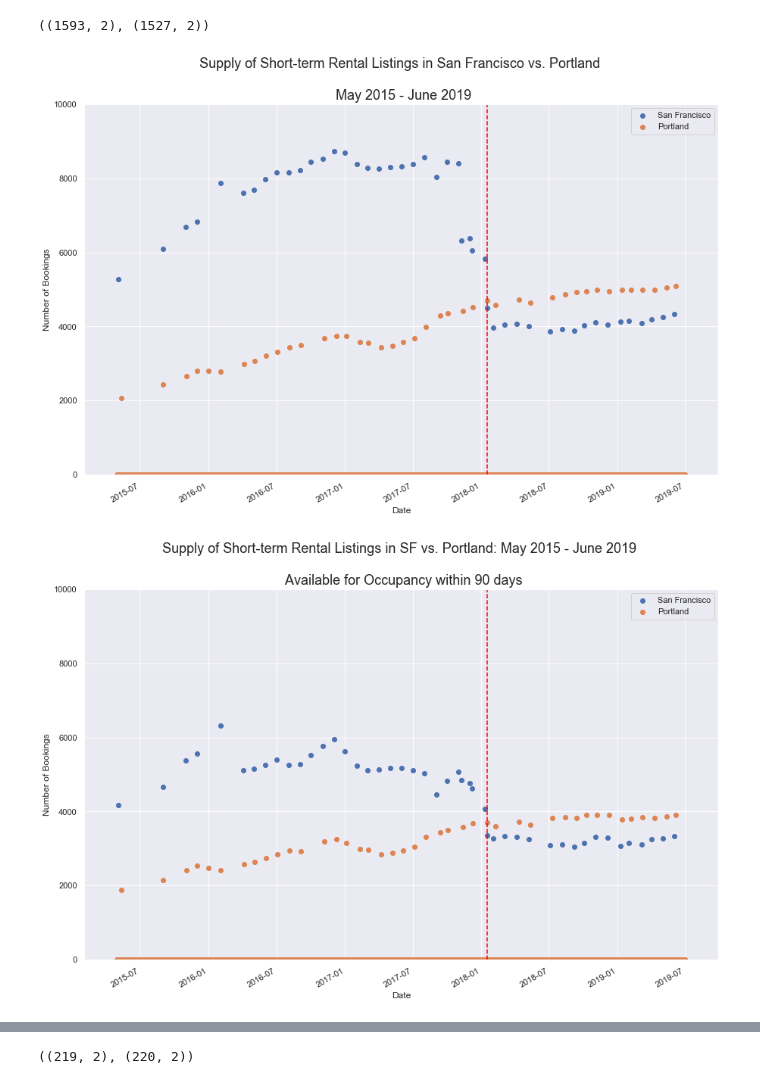
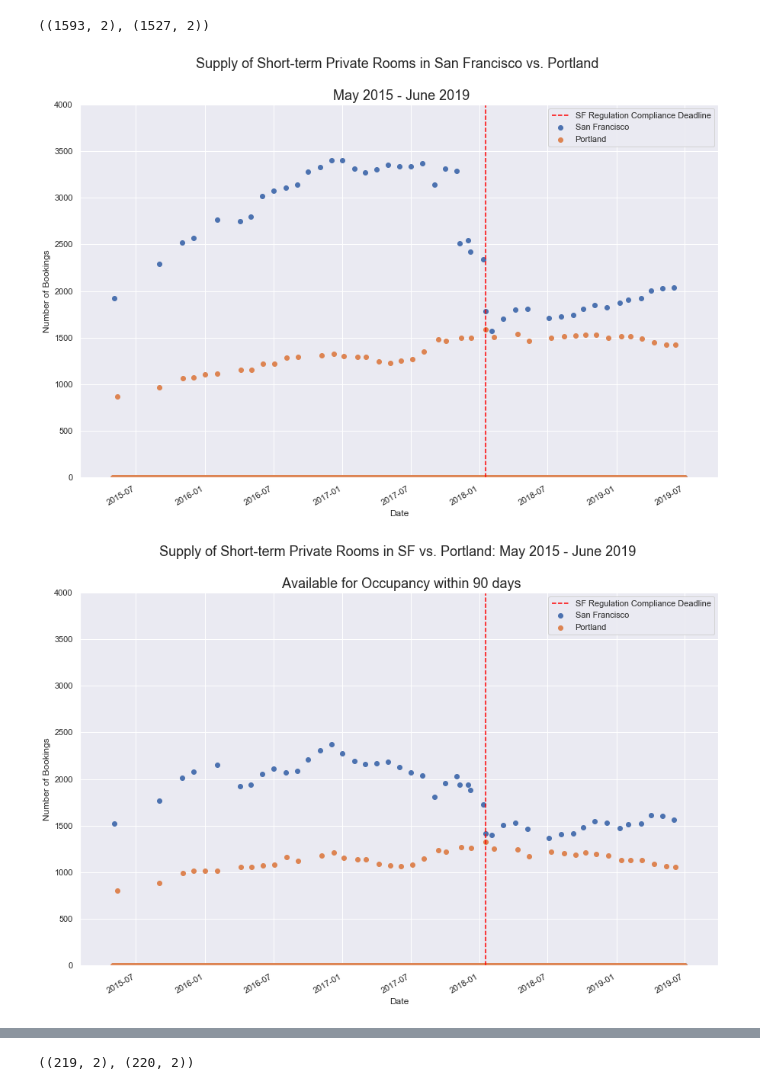
Before and after one commit to karensheng/Airbnb_Regulation, a Jupyter notebook: notebooks/Construct Time Series .ipynb, the cells around one changed output, grey strips where cells are left out. Cells and saved outputs as stored; diff of their text form; code cells hidden in the pictures.

```diff
--- a/notebooks/Construct Time Series .ipynb
+++ b/notebooks/Construct Time Series .ipynb
@@ -35,6 +37,10 @@ sns.set()
 def supply_func(city):
 
     listings_0 =  pickle.load( open( f"../data/all_{city}_listings.p", "rb" ) )
+
+#     Filtered to private rooms.
+
+    listings_0 = listings_0[listings_0['room_type'] == 'Private room']
 
     # Flag listings of which the min. nights is less than 30 days. Rentals of 30 days and above are not subject to the new regulations.
 
@@ -53,9 +59,14 @@ def supply_func(city):
 
     listings_short = listings_t[listings_t['short_term'] == 1]
 
+#     get unique listing IDs of short-term private rooms
+
+    ls_id = list(listings_short['id'].unique())
+
     m_ls = listings_short.resample('D').size().reset_index(name = f"{city}_counts")
 
     listings_short_avail = listings_short[listings_short['availability_90'] > 0]
+
 
     pd.reset_option('mode.chained_assignment')
     with pd.option_context('mode.chained_assignment', None):
@@ -64,11 +75,11 @@ def supply_func(city):
 
     m_ls_avail = listings_short_avail.resample('D').size().reset_index(name= f"{city}_counts")
 
-    return m_ls, m_ls_avail, listings_short_avail
+    return m_ls, m_ls_avail, listings_short_avail, ls_id
 # %%
-monthly_supply_portland, monthly_supply_avail_portland, ls_short_avail_portland = supply_func("Portland")
+monthly_supply_portland, monthly_supply_avail_portland, ls_short_avail_portland,ls_id_portland = supply_func("Portland")
 # %%
-monthly_supply_sf, monthly_supply_avail_sf, ls_short_avail_sf = supply_func("SF")
+monthly_supply_sf, monthly_supply_avail_sf, ls_short_avail_sf, ls_id_sf = supply_func("SF")
 # %%
 monthly_supply_portland.shape, monthly_supply_sf.shape
 # %% [output]
@@ -92,10 +103,11 @@ def chart_supplies(df_port, df_sf, title):
 
     # Deadline of compliance with regulation in SF
 
-    plt.axvline(x= datetime.date(2018,1,16), color = 'red', linestyle='--')
+    plt.axvline(x= datetime.date(2018,1,16), color = 'red', linestyle='--', label='SF Regulation Compliance Deadline')
 
 
-    ax.set_ylim(0,10000)
+
+    ax.set_ylim(0,4000)
     plt.xlabel("Date")
     plt.ylabel("Number of Bookings")
     plt.title(title, fontsize = 18)
@@ -107,15 +119,15 @@ def chart_supplies(df_port, df_sf, title):
     plt.show();
 # %%
 chart_supplies(monthly_supply_portland, monthly_supply_sf,
-               "Supply of Short-term Rental Listings in San Francisco vs. Portland \n \n May 2015 - June 2019")
+               "Supply of Short-term Private Rooms in San Francisco vs. Portland \n \n May 2015 - June 2019")
 # %% [output]
-[figure, old version]
+[figure, new version]
 # %%
 chart_supplies(monthly_supply_avail_portland, monthly_supply_avail_sf,
 
-    "Supply of Short-term Rental Listings in SF vs. Portland: May 2015 - June 2019 \n \n Available for Occupancy within 90 days")
+    "Supply of Short-term Private Rooms in SF vs. Portland: May 2015 - June 2019 \n \n Available for Occupancy within 90 days")
 # %% [output]
-[figure, old version]
+[figure, new version]
 # %% [markdown]
 #### Construct time series of demand
 
```
Also changed, not shown: parts of 7 cells of this notebook.
